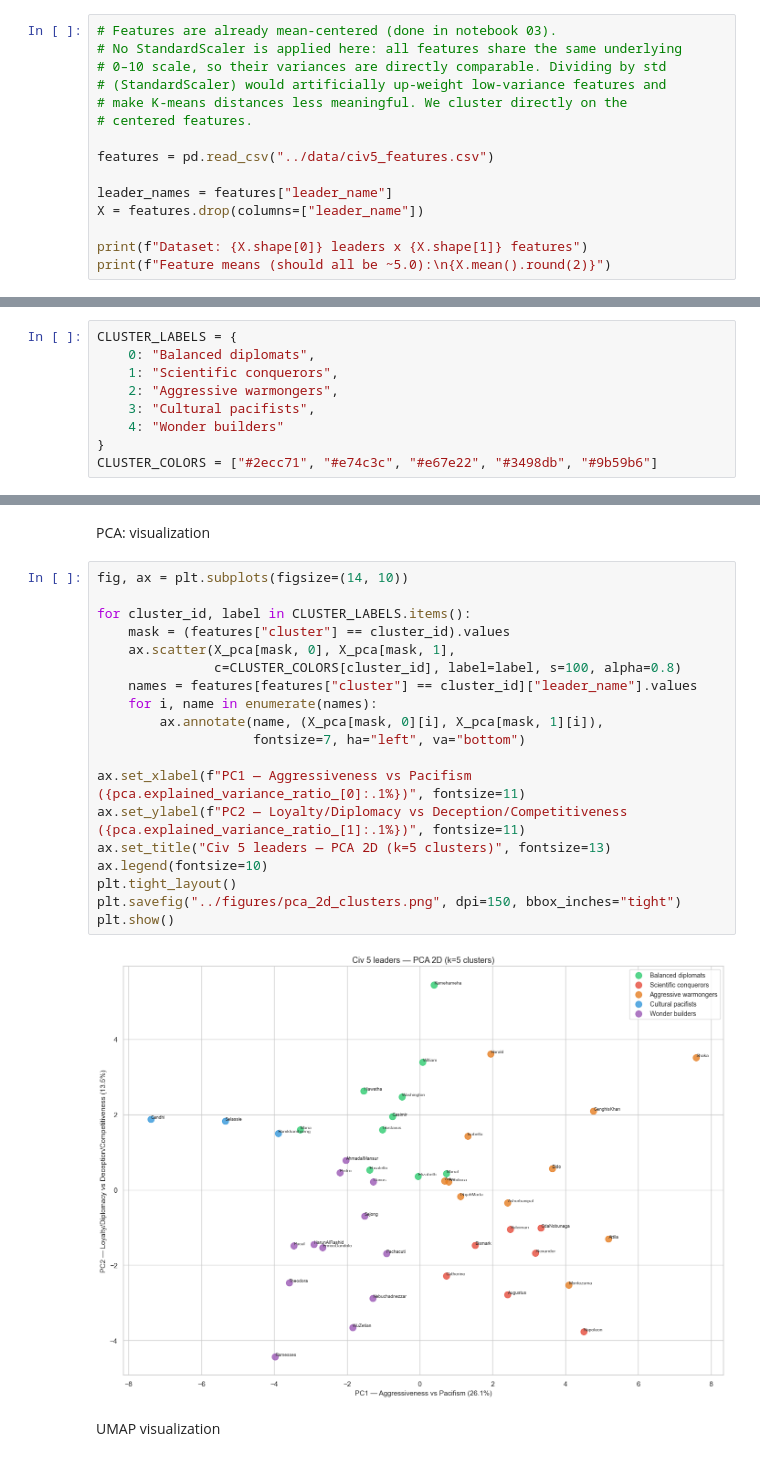
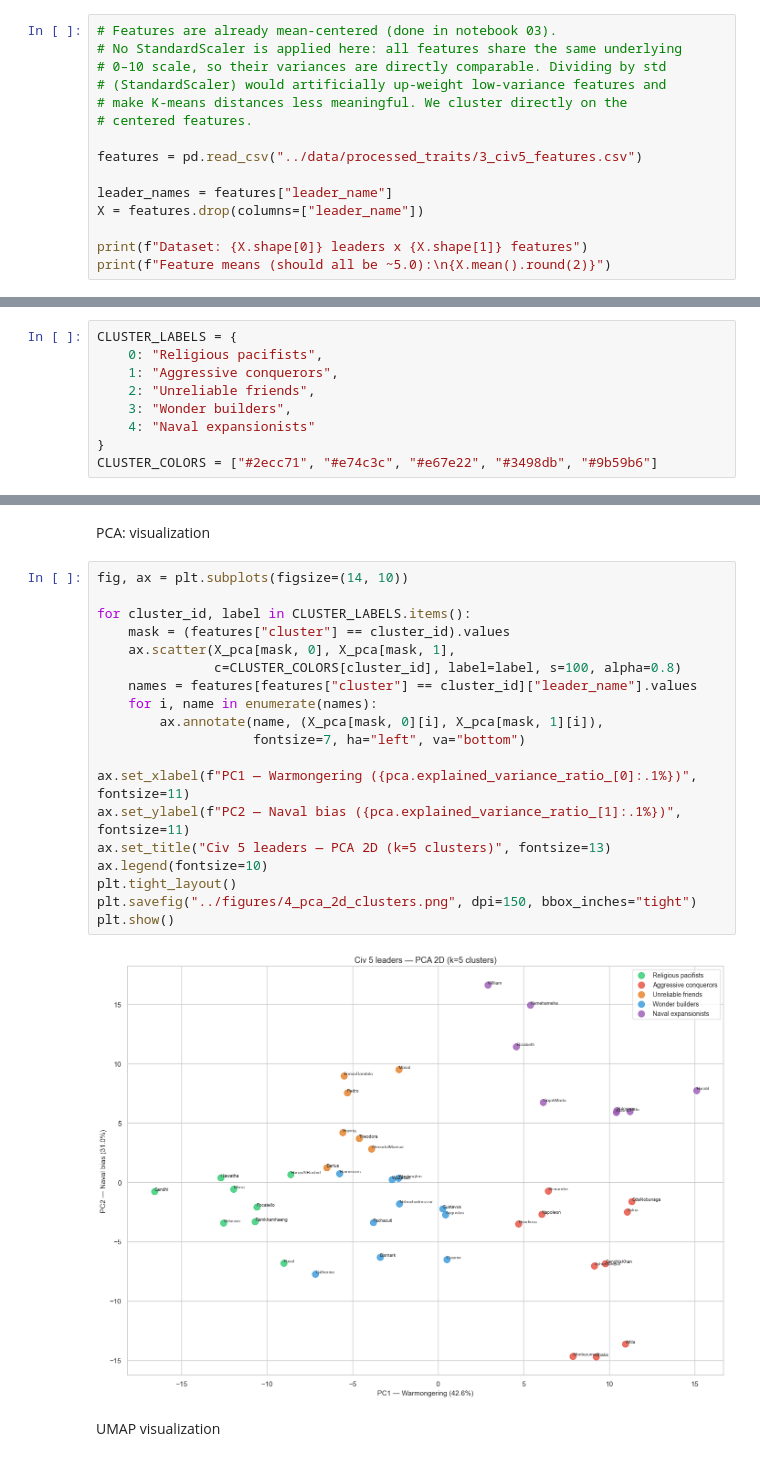
Before and after one commit to Arthur-Peronne/Civ5-clustering, a Jupyter notebook: notebooks/04_clustering.ipynb, the cells around one changed output, grey strips where cells are left out. Cells and saved outputs as stored; diff of their text form.

```diff
--- a/notebooks/04_clustering.ipynb
+++ b/notebooks/04_clustering.ipynb
@@ -26,7 +26,7 @@ Load data
 # make K-means distances less meaningful. We cluster directly on the
 # centered features.
 
-features = pd.read_csv("../data/civ5_features.csv")
+features = pd.read_csv("../data/processed_traits/3_civ5_features.csv")
 
 leader_names = features["leader_name"]
 X = features.drop(columns=["leader_name"])
@@ -147,11 +179,11 @@ Cluster assignments saved!
 Constants
 # %%
 CLUSTER_LABELS = {
-    0: "Balanced diplomats",
-    1: "Scientific conquerors",
-    2: "Aggressive warmongers",
-    3: "Cultural pacifists",
-    4: "Wonder builders"
+    0: "Religious pacifists",
+    1: "Aggressive conquerors",
+    2: "Unreliable friends",
+    3: "Wonder builders",
+    4: "Naval expansionists"
 }
 CLUSTER_COLORS = ["#2ecc71", "#e74c3c", "#e67e22", "#3498db", "#9b59b6"]
 # %% [markdown]
@@ -202,24 +234,24 @@ PCA: visualization
 # %%
 fig, ax = plt.subplots(figsize=(14, 10))
 
 for cluster_id, label in CLUSTER_LABELS.items():
     mask = (features["cluster"] == cluster_id).values
     ax.scatter(X_pca[mask, 0], X_pca[mask, 1],
                c=CLUSTER_COLORS[cluster_id], label=label, s=100, alpha=0.8)
     names = features[features["cluster"] == cluster_id]["leader_name"].values
     for i, name in enumerate(names):
         ax.annotate(name, (X_pca[mask, 0][i], X_pca[mask, 1][i]),
                     fontsize=7, ha="left", va="bottom")
 
-ax.set_xlabel(f"PC1 — Aggressiveness vs Pacifism ({pca.explained_variance_ratio_[0]:.1%})", fontsize=11)
-ax.set_ylabel(f"PC2 — Loyalty/Diplomacy vs Deception/Competitiveness ({pca.explained_variance_ratio_[1]:.1%})", fontsize=11)
+ax.set_xlabel(f"PC1 — Warmongering ({pca.explained_variance_ratio_[0]:.1%})", fontsize=11)
+ax.set_ylabel(f"PC2 — Naval bias ({pca.explained_variance_ratio_[1]:.1%})", fontsize=11)
 ax.set_title("Civ 5 leaders — PCA 2D (k=5 clusters)", fontsize=13)
 ax.legend(fontsize=10)
 plt.tight_layout()
-plt.savefig("../figures/pca_2d_clusters.png", dpi=150, bbox_inches="tight")
+plt.savefig("../figures/4_pca_2d_clusters.png", dpi=150, bbox_inches="tight")
 plt.show()
 # %% [output]
-[figure, old version]
+[figure, new version]
 # %% [markdown]
 UMAP visualization
 # %%
```
Also changed, not shown: parts of 8 cells of this notebook, 41 other files.
